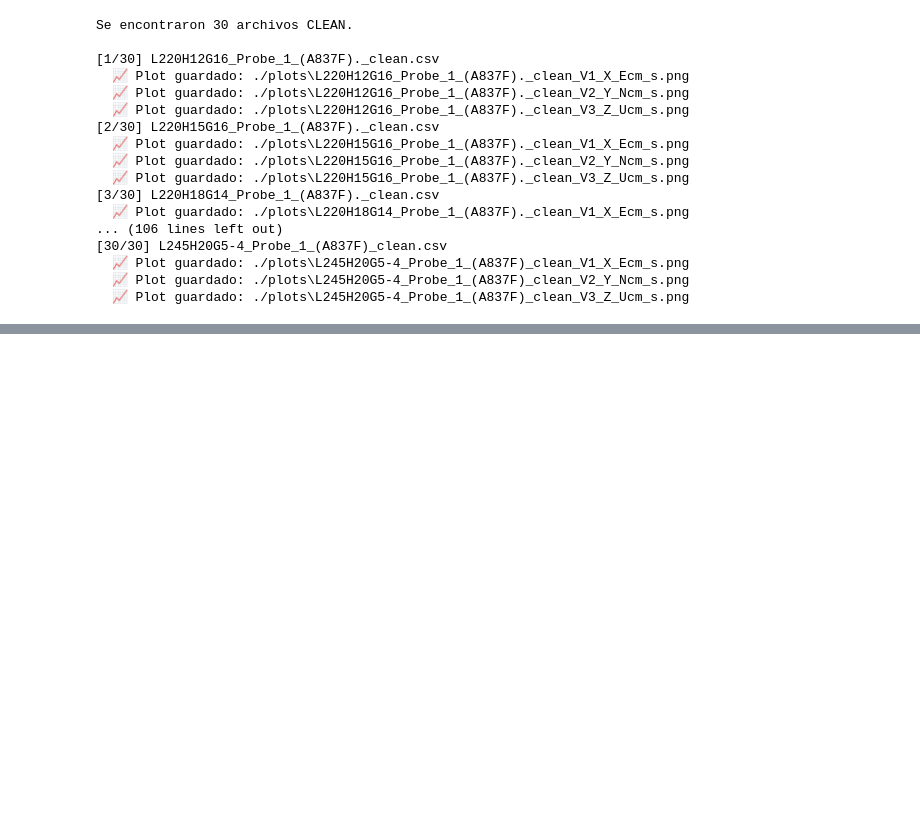
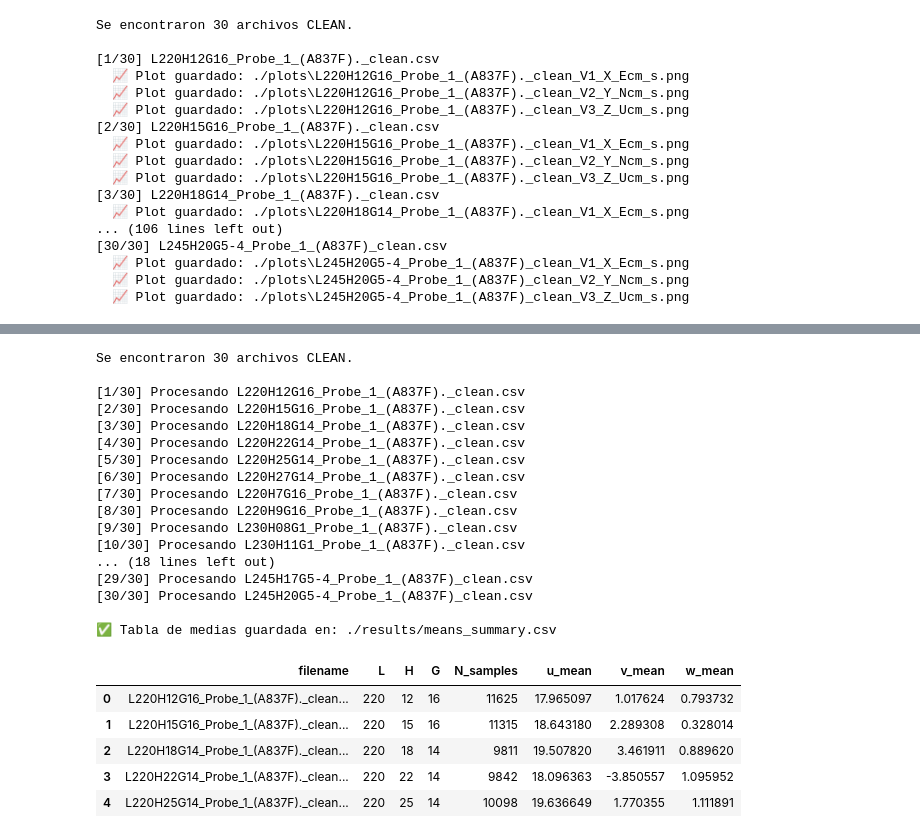
Before and after one commit to dvaldesg/phase-space-thresholding-adv-despiker, a Jupyter notebook: data_cleaner.ipynb, the cells around one changed output, grey strips where cells are left out. Drawn from its saved outputs; the diff is of its cells as text; code cells hidden in the pictures; blank space fills up the shorter version.

```diff
--- a/data_cleaner.ipynb
+++ b/data_cleaner.ipynb
@@ -410,0 +547,51 @@ Se encontraron 30 archivos CLEAN.
+# %%
+# Frame: construir tabla resumen de medias para TODOS los archivos clean
+
+clean_files = [
+    f for f in os.listdir(CLEAN_DIR)
+    if f.endswith(".csv")
+]
+
+print(f"Se encontraron {len(clean_files)} archivos CLEAN.\n")
+
+means_records = []
+
+for i, filename in enumerate(clean_files, start=1):
+    print(f"[{i}/{len(clean_files)}] Procesando {filename}")
+    record = compute_means_for_clean_file(filename)
+    means_records.append(record)
+
+means_df = pd.DataFrame(means_records)
+
+# Crear carpeta de resultados si no existe
+os.makedirs("./results", exist_ok=True)
+
+means_output_path = "./results/means_summary.csv"
+means_df.to_csv(means_output_path, index=False)
+
+print(f"\n✅ Tabla de medias guardada en: {means_output_path}")
+means_df.head()
+# %% [output]
+Se encontraron 30 archivos CLEAN.
+
+[1/30] Procesando L220H12G16_Probe_1_(A837F)._clean.csv
+[2/30] Procesando L220H15G16_Probe_1_(A837F)._clean.csv
+[3/30] Procesando L220H18G14_Probe_1_(A837F)._clean.csv
+[4/30] Procesando L220H22G14_Probe_1_(A837F)._clean.csv
+[5/30] Procesando L220H25G14_Probe_1_(A837F)._clean.csv
+[6/30] Procesando L220H27G14_Probe_1_(A837F)._clean.csv
+[7/30] Procesando L220H7G16_Probe_1_(A837F)._clean.csv
+[8/30] Procesando L220H9G16_Probe_1_(A837F)._clean.csv
+[9/30] Procesando L230H08G1_Probe_1_(A837F)._clean.csv
+[10/30] Procesando L230H11G1_Probe_1_(A837F)._clean.csv
+... (18 lines left out)
+[29/30] Procesando L245H17G5-4_Probe_1_(A837F)_clean.csv
+[30/30] Procesando L245H20G5-4_Probe_1_(A837F)_clean.csv
+
+✅ Tabla de medias guardada en: ./results/means_summary.csv
+|  | filename | L | H | G | N_samples | u_mean | v_mean | w_mean |
+| 0 | L220H12G16_Probe_1_(A837F)._clean... | 220 | 12 | 16 | 11625 | 17.965097 | 1.017624 | 0.793732 |
+| 1 | L220H15G16_Probe_1_(A837F)._clean... | 220 | 15 | 16 | 11315 | 18.643180 | 2.289308 | 0.328014 |
+| 2 | L220H18G14_Probe_1_(A837F)._clean... | 220 | 18 | 14 | 9811 | 19.507820 | 3.461911 | 0.889620 |
+| 3 | L220H22G14_Probe_1_(A837F)._clean... | 220 | 22 | 14 | 9842 | 18.096363 | -3.850557 | 1.095952 |
+| 4 | L220H25G14_Probe_1_(A837F)._clean... | 220 | 25 | 14 | 10098 | 19.636649 | 1.770355 | 1.111891 |
```
Also changed, not shown: parts of 3 cells of this notebook, 1 other file.
